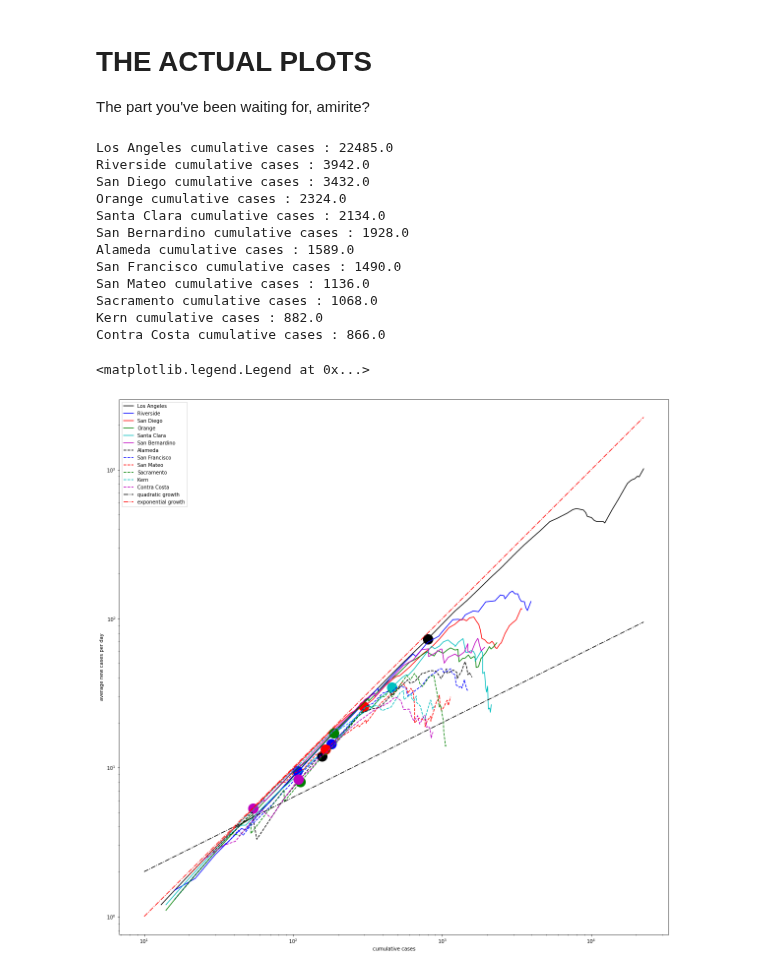
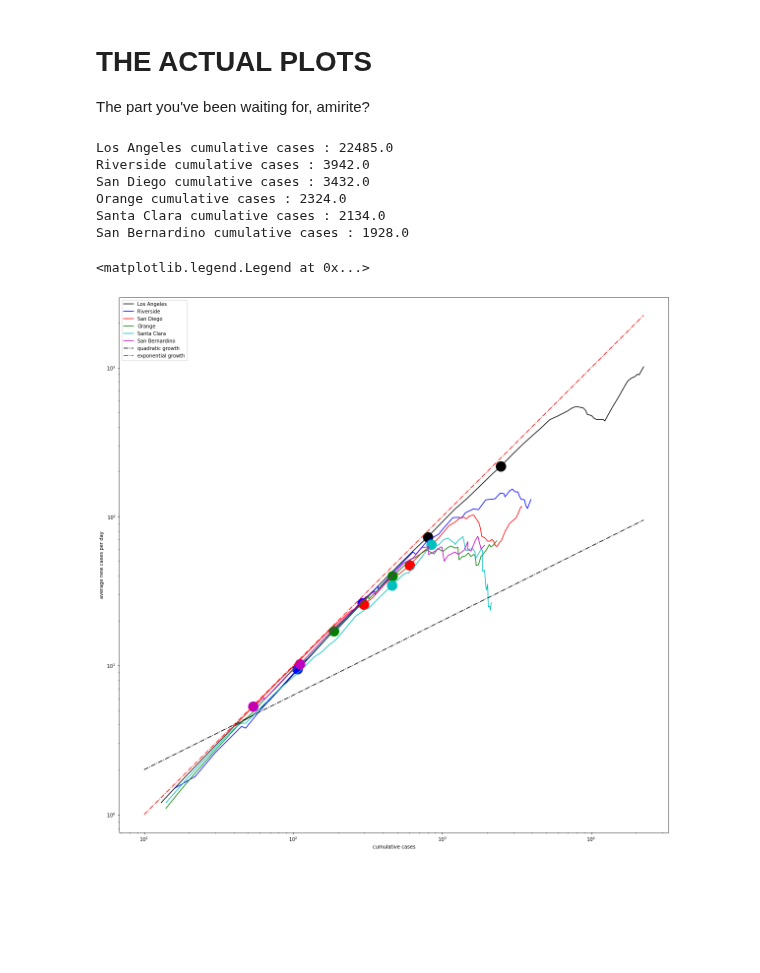
Before and after one commit to mds2/covid-jupyter-mds2, a Jupyter notebook: COVID.ipynb, the cells around one changed output. Saved outputs shown, nothing was run; the diff lists cells and outputs as text; code cells hidden in the pictures; blank space fills up the shorter version.

Commit message:
More magic date marker capabilities

```diff
--- a/COVID.ipynb
+++ b/COVID.ipynb
@@ -12,8 +12,12 @@ Change the parameters in the following cell to change properties of the plot at
 field = ['cases', 'deaths'][0] # switch index to do cases vs deaths
 # Note that as of April 29, "deaths" are noisy for states other than, e.g., New York, New Jersey
 state = 'California' # switch to, e.g., 'New York'
-smoothing_window = 10 # use any positive integer, but values above 5 work best
-magic_date = "2020-03-19" # date to highlight on plots "2020-03-19" is the start of the California Shelter-In-Place
+magic_date = "2020-03-19" # date to highlight on plots
+# "2020-03-19" is the start of the California Shelter-In-Place
+# "2020-03-17" is the start of the Bay Area Shelter-In-Place
+# "2020-03-20" is the start of the New York State SIP
 magic_date_name = "shelter in place"
-offset_magic_date_by = 6 # estimated incubation period of COVID-19
-magic_date_marker_size = 20
+offset_magic_date_by = [6, # estimated incubation period of COVID-19
+                        11, # a few days after estimated incubation period of COVID-19
+                       ] # make this list empty to eliminate all magic date markers
+show_this_many_counties = 6 # You probably don't want to exceed 12 here
@@ -35,6 +43,6 @@ def entry_to_days(entry):
     return(d1 - d0).days
 
 # then we convert our magic date to a number
-magic_date_num = entry_to_days({'date': magic_date}) + offset_magic_date_by
-magic_date_num
+magic_date_nums = [entry_to_days({'date': magic_date}) + i for i in offset_magic_date_by]
+magic_date_nums
 # %% [output]
@@ -83,7 +91,7 @@ def plot_traj(county, color, window=5):
     plt.xlabel('cumulative ' + field)
     plt.plot(data[0], data[1], color, label=county)
     magic_date_color = color[0] + "o"
-    magic_date_index = [i for i in range(len(data[0])) if data[2][i] == magic_date_num]
+    magic_date_index = [i for i in range(len(data[0])) if data[2][i] in magic_date_nums]
     if len(magic_date_index) > 0:
         plt.plot([data[0][i] for i in magic_date_index], [data[1][i] for i in magic_date_index], magic_date_color,
                 markersize = magic_date_marker_size)
@@ -107,30 +115,24 @@ The part you've been waiting for, amirite?
 # %%
 col_pick = ColorPicker()
 plt.rcParams['figure.figsize'] = [20,20]
 plt.axes().set_aspect('equal', 'datalim')
 maxpt = 0.0
 valid_counties = [c for c in counties.keys() if len(trajectory(c)[0]) > smoothing_window and c != 'Unknown']
 valid_counties = sorted(valid_counties, key=lambda c: -1.0 * trajectory(c)[0][-1])
-for county in valid_counties[:12]:
+for county in valid_counties[:show_this_many_counties]:
     t = trajectory(county)
     plot_traj(county, col_pick.get(), window=smoothing_window)
     print(county + " cumulative " + field + " : "+ str(trajectory(county)[0][-1]))
     maxpt = max(maxpt, t[0][-1])
 plt.plot([10.0, maxpt], [2.0, 2.0 * np.sqrt(0.1 * maxpt)], 'k-.', label="quadratic growth")
 plt.plot([10.0, maxpt], [1.0, 0.1 * maxpt], 'r-.', label="exponential growth")
 plt.legend()
 # %% [output]
 Los Angeles cumulative cases : 22485.0
 Riverside cumulative cases : 3942.0
 San Diego cumulative cases : 3432.0
 Orange cumulative cases : 2324.0
 Santa Clara cumulative cases : 2134.0
 San Bernardino cumulative cases : 1928.0
-Alameda cumulative cases : 1589.0
-San Francisco cumulative cases : 1490.0
-San Mateo cumulative cases : 1136.0
-Sacramento cumulative cases : 1068.0
-Kern cumulative cases : 882.0
-Contra Costa cumulative cases : 866.0
 <matplotlib.legend.Legend at 0x...>
-[figure, old version]
+[figure, new version]
```
Also changed, not shown: parts of 2 cells of this notebook.
